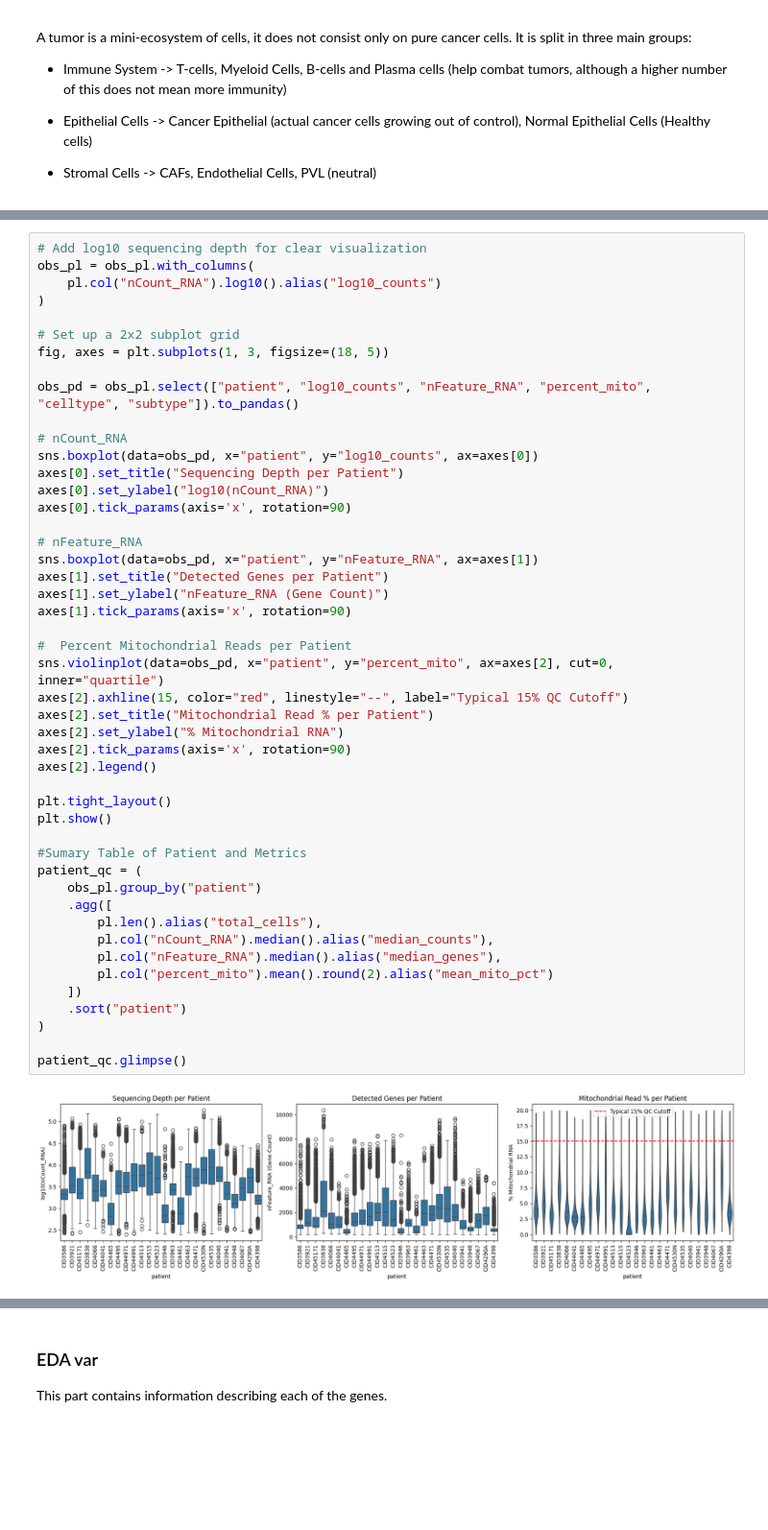
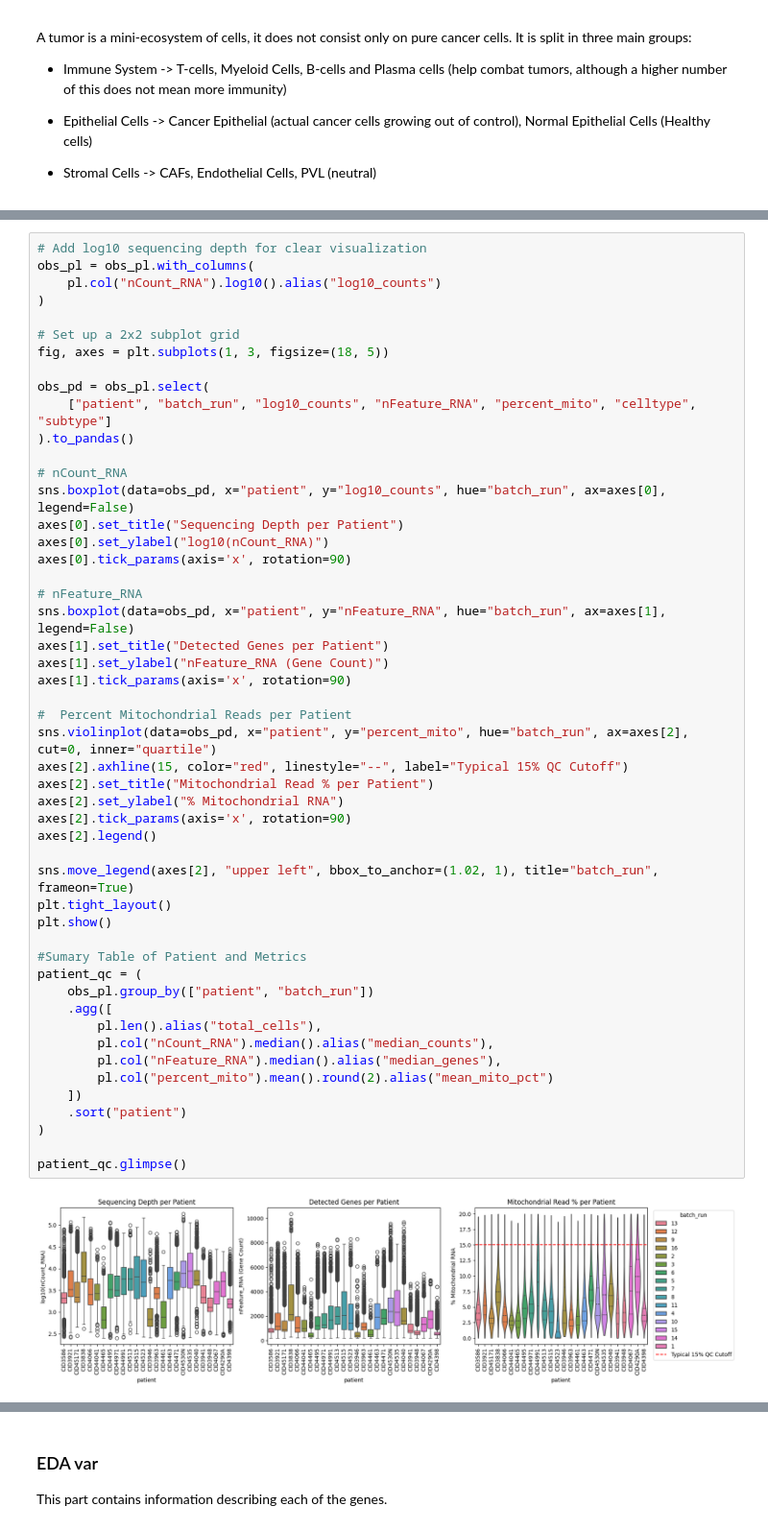
Before and after one commit to alvarodca/DeepGen-Oncology, a Jupyter notebook: Exploratory Notebooks/Data EDA/data.ipynb, the cells around one changed output, grey strips where cells are left out. Shown at 96% size. Saved outputs shown, nothing was run; the diff lists cells and outputs as text; blank space fills up the shorter version.

```diff
--- a/Exploratory Notebooks/Data EDA/data.ipynb
+++ b/Exploratory Notebooks/Data EDA/data.ipynb
@@ -256,44 +258,47 @@ obs_pl = obs_pl.with_columns(
 # Set up a 2x2 subplot grid
 fig, axes = plt.subplots(1, 3, figsize=(18, 5))
 
-obs_pd = obs_pl.select(["patient", "log10_counts", "nFeature_RNA", "percent_mito", "celltype", "subtype"]).to_pandas()
+obs_pd = obs_pl.select(
+    ["patient", "batch_run", "log10_counts", "nFeature_RNA", "percent_mito", "celltype", "subtype"]
+).to_pandas()
 
 # nCount_RNA
-sns.boxplot(data=obs_pd, x="patient", y="log10_counts", ax=axes[0])
+sns.boxplot(data=obs_pd, x="patient", y="log10_counts", hue="batch_run", ax=axes[0],  legend=False)
 axes[0].set_title("Sequencing Depth per Patient")
 axes[0].set_ylabel("log10(nCount_RNA)")
 axes[0].tick_params(axis='x', rotation=90)
 
 # nFeature_RNA
-sns.boxplot(data=obs_pd, x="patient", y="nFeature_RNA", ax=axes[1])
+sns.boxplot(data=obs_pd, x="patient", y="nFeature_RNA", hue="batch_run", ax=axes[1], legend=False)
 axes[1].set_title("Detected Genes per Patient")
 axes[1].set_ylabel("nFeature_RNA (Gene Count)")
 axes[1].tick_params(axis='x', rotation=90)
 
 #  Percent Mitochondrial Reads per Patient
-sns.violinplot(data=obs_pd, x="patient", y="percent_mito", ax=axes[2], cut=0, inner="quartile")
+sns.violinplot(data=obs_pd, x="patient", y="percent_mito", hue="batch_run", ax=axes[2], cut=0, inner="quartile")
 axes[2].axhline(15, color="red", linestyle="--", label="Typical 15% QC Cutoff")
 axes[2].set_title("Mitochondrial Read % per Patient")
 axes[2].set_ylabel("% Mitochondrial RNA")
 axes[2].tick_params(axis='x', rotation=90)
 axes[2].legend()
 
+sns.move_legend(axes[2], "upper left", bbox_to_anchor=(1.02, 1), title="batch_run", frameon=True)
 plt.tight_layout()
 plt.show()
 
 #Sumary Table of Patient and Metrics
 patient_qc = (
-    obs_pl.group_by("patient")
+    obs_pl.group_by(["patient", "batch_run"])
     .agg([
         pl.len().alias("total_cells"),
         pl.col("nCount_RNA").median().alias("median_counts"),
         pl.col("nFeature_RNA").median().alias("median_genes"),
         pl.col("percent_mito").mean().round(2).alias("mean_mito_pct")
     ])
     .sort("patient")
 )
 
 patient_qc.glimpse()
 # %% [output]
-[figure, old version]
+[figure, new version]
 Rows: 26
```
Also changed, not shown: parts of 7 cells of this notebook, 1 other file.
